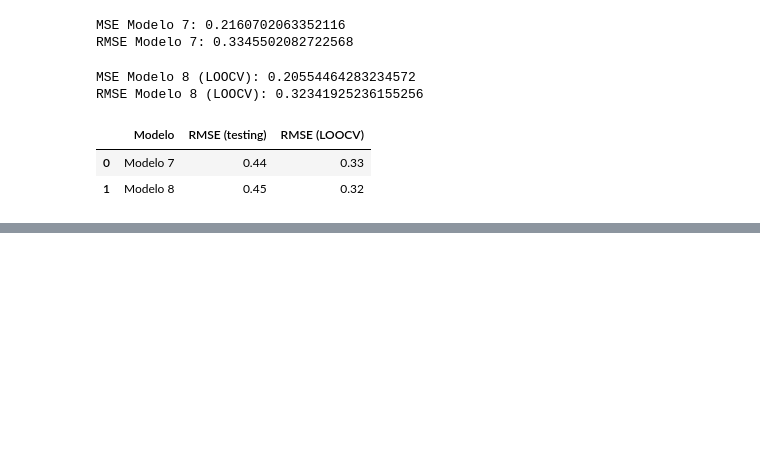
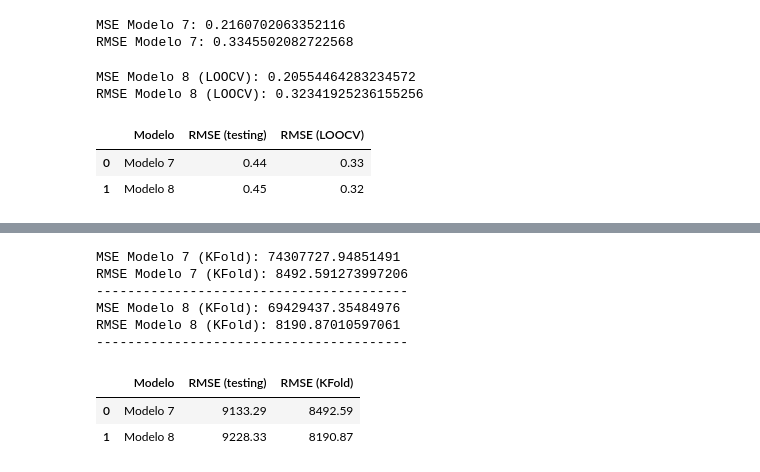
Before and after one commit to ebqz7/Machine_Learning_TP, a Jupyter notebook: TP1/scripts/3_analysis.ipynb, the cells around one changed output, grey strips where cells are left out. Cells and saved outputs as stored; diff of their text form; code cells hidden in the pictures; blank space fills up the shorter version.

Commit message:
K Fold analisis

```diff
--- a/TP1/scripts/3_analysis.ipynb
+++ b/TP1/scripts/3_analysis.ipynb
@@ -691,0 +757,65 @@ ts_loocv
+# %%
+# K Fold
+
+XN = df_18[['age', 'sex', 'formal', 'estrato1', 'maxeduclevel', 'subsidio']].values
+yn = df_18[['y_salary_m_hu']].values
+
+# Realizamos KFold para el modelo 7
+cv_mod7 = KFold(n_splits=10, shuffle=True, random_state=123)
+
+poly7 = PolynomialFeatures(degree=2)
+X_poly7 = poly7.fit_transform(XN)
+mod7_reg = LinearRegression()
+
+scores_mod7 = cross_val_score(mod7_reg,
+                                X_poly7,
+                                yn,
+                                cv=cv_mod7,
+                                scoring='neg_mean_squared_error',
+                                n_jobs=-1)
+
+rmse_mod7 = np.sqrt(-scores_mod7)
+
+print(f"MSE Modelo 7 (KFold): {-scores_mod7.mean()}")
+print(f"RMSE Modelo 7 (KFold): {rmse_mod7.mean()}")
+print("-" * 40)
+
+# Realizamos KFold para el modelo 8
+cv_mod8 = KFold(n_splits=10, shuffle=True, random_state=123)
+
+poly8 = PolynomialFeatures(degree=3)
+X_poly8 = poly8.fit_transform(XN)
+mod8_reg = LinearRegression()
+
+scores_mod8 = cross_val_score(mod8_reg,
+                                X_poly8,
+                                yn,
+                                cv=cv_mod8,
+                                scoring='neg_mean_squared_error',
+                                n_jobs=-1)
+
+rmse_mod8 = np.sqrt(-scores_mod8)
+
+print(f"MSE Modelo 8 (KFold): {-scores_mod8.mean()}")
+print(f"RMSE Modelo 8 (KFold): {rmse_mod8.mean()}")
+print("-" * 40)
+
+# Creamos un dataframe para comparar los resultados con el testing set
+
+ts_kfold = pd.DataFrame({
+    'Modelo': ['Modelo 7', 'Modelo 8'],
+    'RMSE (testing)': [RMSE_test[6], RMSE_test[7]],
+    'RMSE (KFold)': [rmse_mod7.mean(), rmse_mod8.mean()]
+})
+
+ts_kfold
+# %% [output]
+MSE Modelo 7 (KFold): 74307727.94851491
+RMSE Modelo 7 (KFold): 8492.591273997206
+----------------------------------------
+MSE Modelo 8 (KFold): 69429437.35484976
+RMSE Modelo 8 (KFold): 8190.87010597061
+----------------------------------------
+|  | Modelo | RMSE (testing) | RMSE (KFold) |
+| 0 | Modelo 7 | 9133.29 | 8492.59 |
+| 1 | Modelo 8 | 9228.33 | 8190.87 |
```
Also changed, not shown: parts of 7 cells of this notebook, 2 other files.
